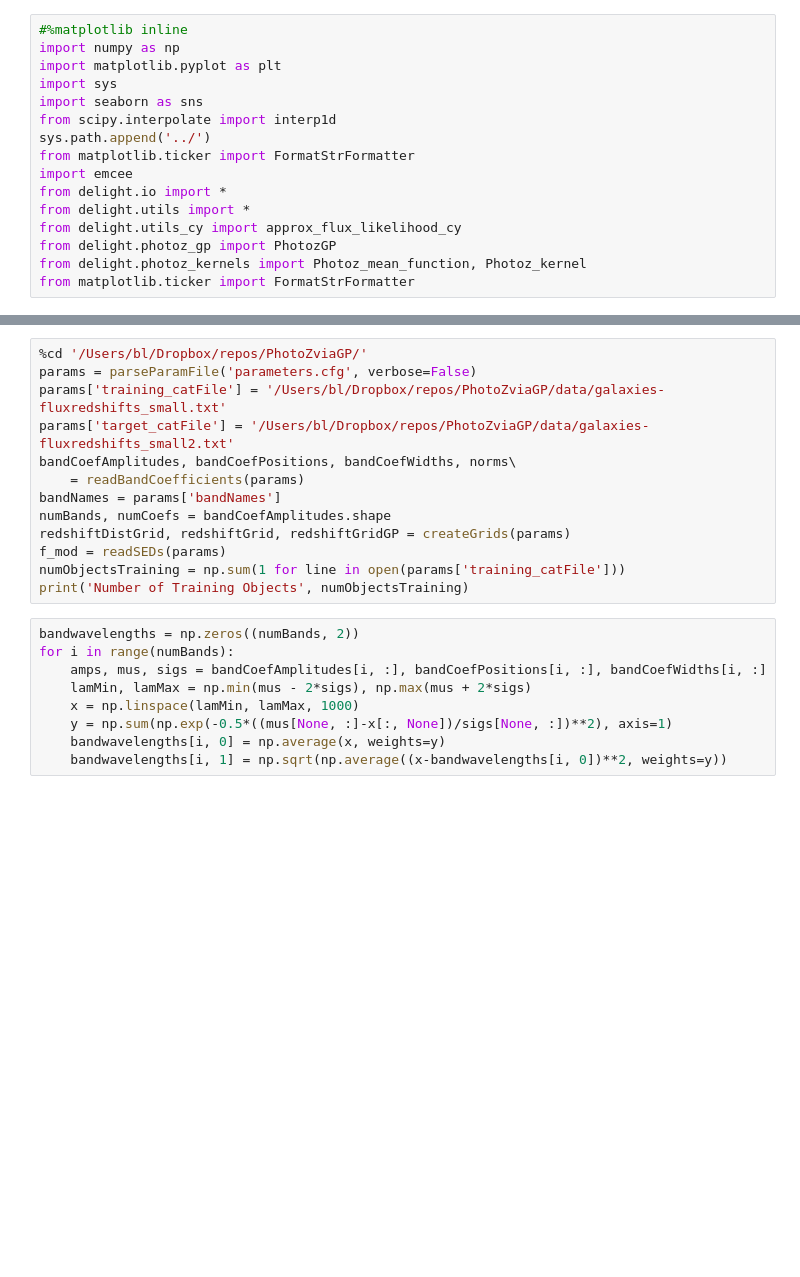
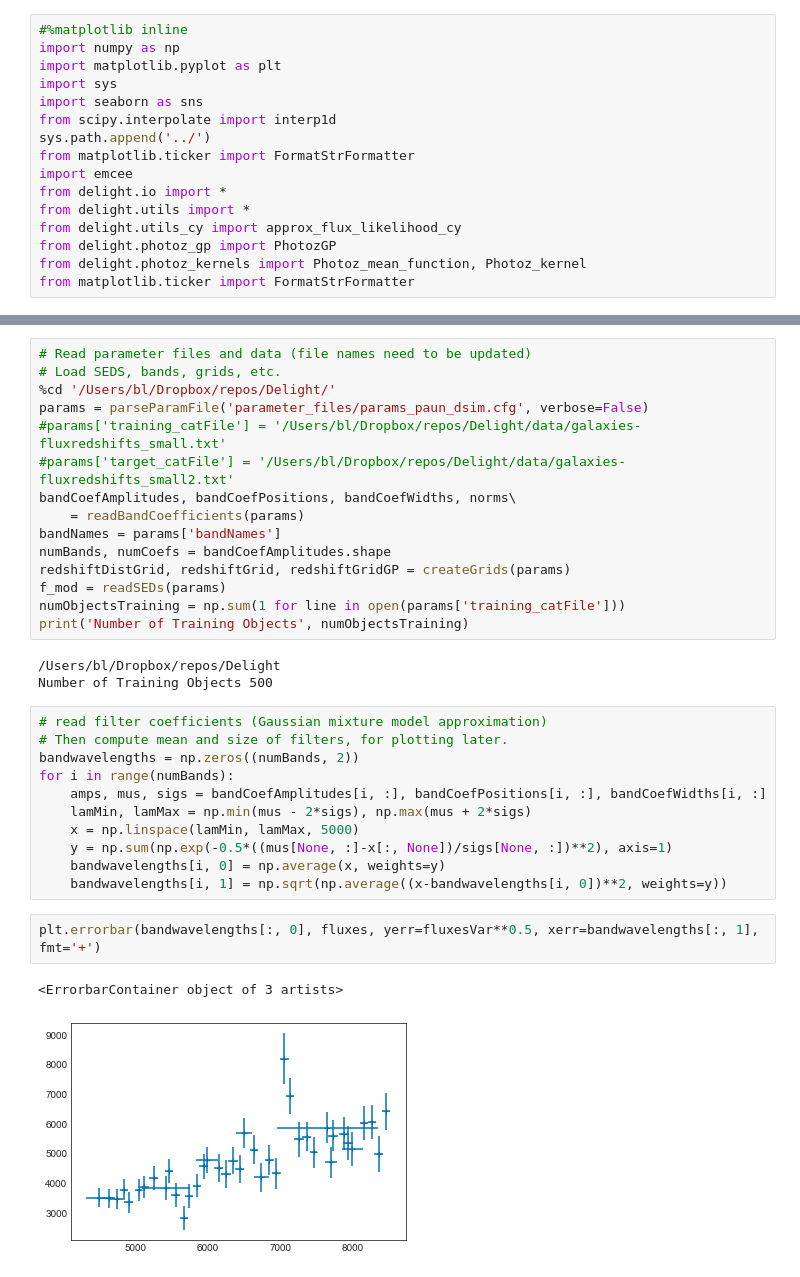
Before and after one commit to ixkael/Delight, a Jupyter notebook: notebooks/Paper - showcase training.ipynb, the cells around one changed output, grey strips where cells are left out. Saved outputs shown, nothing was run; the diff lists cells and outputs as text; blank space fills up the shorter version.

```diff
--- a/notebooks/Paper - showcase training.ipynb
+++ b/notebooks/Paper - showcase training.ipynb
@@ -34,8 +36,10 @@ colGP2 = sns.color_palette()[5]
 # %%
-%cd '/Users/bl/Dropbox/repos/PhotoZviaGP/'
-params = parseParamFile('parameters.cfg', verbose=False)
-params['training_catFile'] = '/Users/bl/Dropbox/repos/PhotoZviaGP/data/galaxies-fluxredshifts_small.txt'
-params['target_catFile'] = '/Users/bl/Dropbox/repos/PhotoZviaGP/data/galaxies-fluxredshifts_small2.txt'
+# Read parameter files and data (file names need to be updated)
+# Load SEDS, bands, grids, etc.
+%cd '/Users/bl/Dropbox/repos/Delight/'
+params = parseParamFile('parameter_files/params_paun_dsim.cfg', verbose=False)
+#params['training_catFile'] = '/Users/bl/Dropbox/repos/Delight/data/galaxies-fluxredshifts_small.txt'
+#params['target_catFile'] = '/Users/bl/Dropbox/repos/Delight/data/galaxies-fluxredshifts_small2.txt'
 bandCoefAmplitudes, bandCoefPositions, bandCoefWidths, norms\
     = readBandCoefficients(params)
 bandNames = params['bandNames']
@@ -44,13 +48,23 @@ redshiftDistGrid, redshiftGrid, redshiftGridGP = createGrids(params)
 f_mod = readSEDs(params)
 numObjectsTraining = np.sum(1 for line in open(params['training_catFile']))
 print('Number of Training Objects', numObjectsTraining)
+# %% [output]
+/Users/bl/Dropbox/repos/Delight
+Number of Training Objects 500
 # %%
+# read filter coefficients (Gaussian mixture model approximation)
+# Then compute mean and size of filters, for plotting later.
 bandwavelengths = np.zeros((numBands, 2))
 for i in range(numBands):
     amps, mus, sigs = bandCoefAmplitudes[i, :], bandCoefPositions[i, :], bandCoefWidths[i, :]
     lamMin, lamMax = np.min(mus - 2*sigs), np.max(mus + 2*sigs)
-    x = np.linspace(lamMin, lamMax, 1000)
+    x = np.linspace(lamMin, lamMax, 5000)
     y = np.sum(np.exp(-0.5*((mus[None, :]-x[:, None])/sigs[None, :])**2), axis=1)
     bandwavelengths[i, 0] = np.average(x, weights=y)
     bandwavelengths[i, 1] = np.sqrt(np.average((x-bandwavelengths[i, 0])**2, weights=y))
+# %%
+plt.errorbar(bandwavelengths[:, 0], fluxes, yerr=fluxesVar**0.5, xerr=bandwavelengths[:, 1], fmt='+')
+# %% [output]
+<ErrorbarContainer object of 3 artists>
+[figure, added]
 # %%
```
Also changed, not shown: parts of 7 cells of this notebook.
